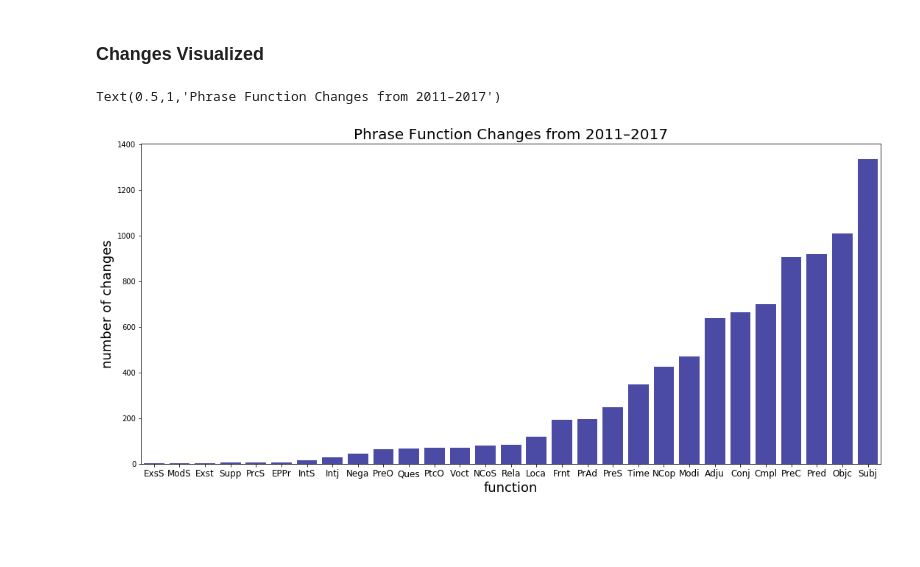
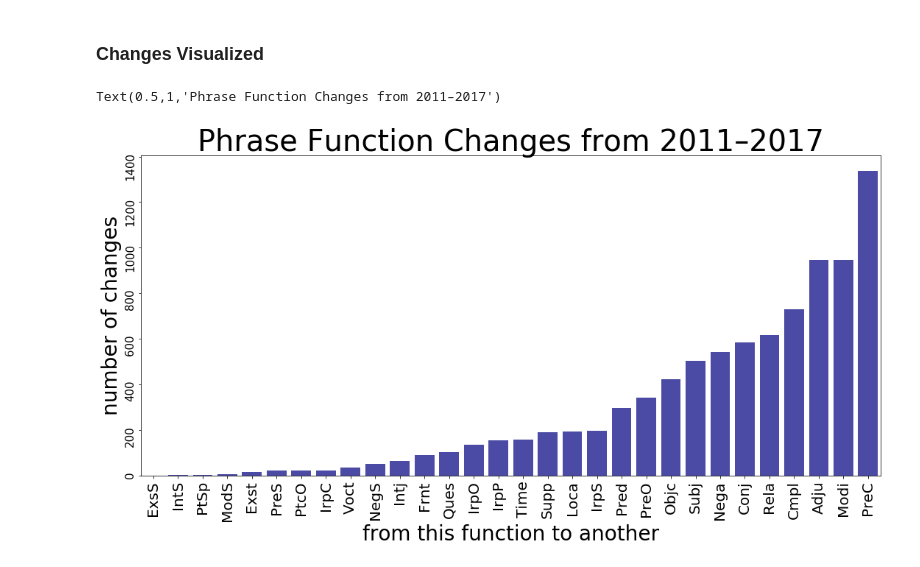
Before and after one commit to codykingham/tfNotebooks, a Jupyter notebook: versionDiffs/versionPhrases.ipynb, the cells around one changed output. Drawn from its saved outputs; the diff is of its cells as text; code cells hidden in the pictures; blank space fills up the shorter version.

Commit message:
graph size updates

```diff
--- a/versionDiffs/versionPhrases.ipynb
+++ b/versionDiffs/versionPhrases.ipynb
@@ -548,11 +548,12 @@ diff_data.sum().sum()
 ### Changes Visualized
 # %%
 plt.figure(figsize=(18, 8))
-sns.barplot(diff_data.sum().sort_values().index, diff_data.sum().sort_values(), color='#3C3CB4')
-plt.xticks(fontsize=12)
-plt.xlabel('function', fontsize=18)
-plt.ylabel('number of changes', fontsize=18)
-plt.title(f'Phrase Function Changes from 2011–2017', fontsize=20)
+sns.barplot(diff_data.sum(1).sort_values().index, diff_data.sum(1).sort_values(), color='#3C3CB4')
+plt.xticks(rotation='vertical', fontsize=20)
+plt.yticks(rotation='vertical', fontsize=15)
+plt.xlabel('from this function to another', fontsize=28)
+plt.ylabel('number of changes', fontsize=28)
+plt.title(f'Phrase Function Changes from 2011–2017', fontsize=40)
 # %% [output]
 Text(0.5,1,'Phrase Function Changes from 2011–2017')
-[figure, old version]
+[figure, new version]
```
Also changed, not shown: parts of 1 cell of this notebook.
